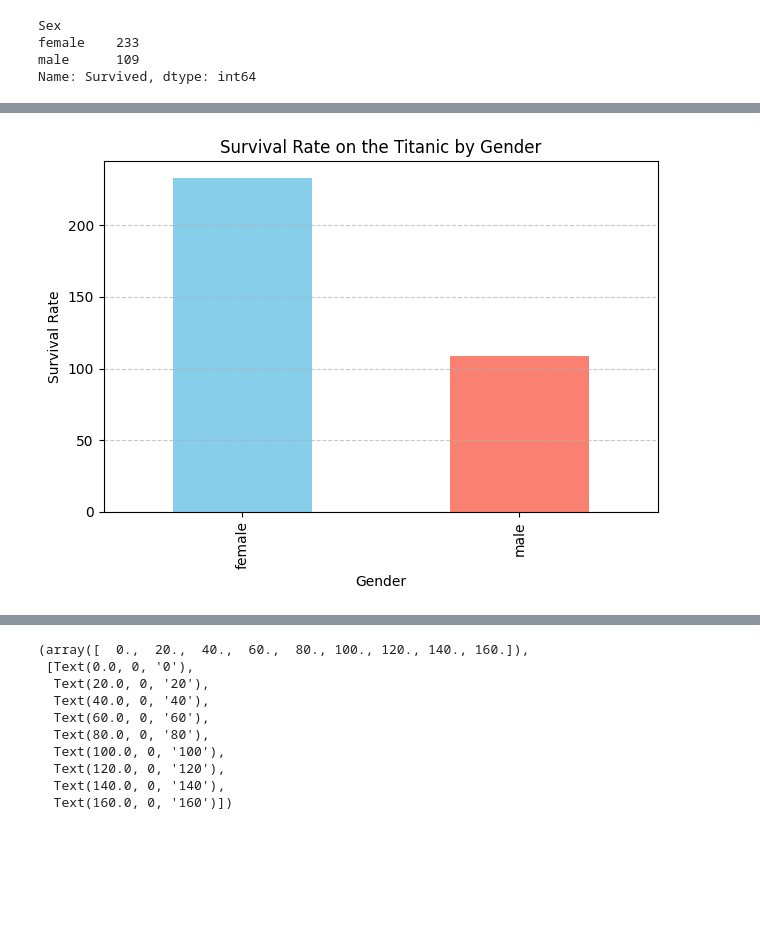
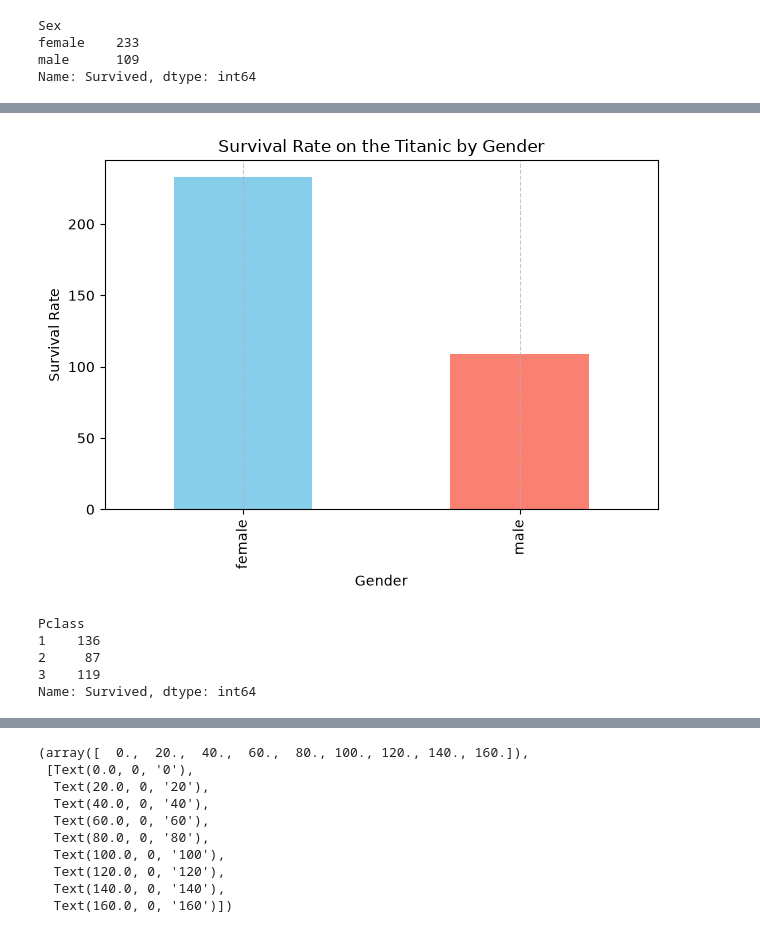
Before and after one commit to shubhamwaghmare108/B07_Python, a Jupyter notebook: Matplotlib.ipynb, the cells around one changed output, grey strips where cells are left out. Saved outputs shown, nothing was run; the diff lists cells and outputs as text; code cells hidden in the pictures; blank space fills up the shorter version.

```diff
--- a/Matplotlib.ipynb
+++ b/Matplotlib.ipynb
@@ -53,10 +70,10 @@ Name: Survived, dtype: int64
 # %%
 survival_rate_by_sex.plot(kind='bar', color=['skyblue', 'salmon'])
 plt.title('Survival Rate on the Titanic by Gender')
 plt.xlabel('Gender')
 plt.ylabel('Survival Rate')
 plt.xticks(rotation=90)
-plt.grid(axis='y', linestyle='--', alpha=0.7)
+plt.grid(axis='x', linestyle='--', alpha=0.7)
 plt.tight_layout()
 # %% [output]
-[figure, old version]
+[figure, new version]
@@ -62,0 +82,8 @@ plt.tight_layout()
+# %%
+x
+# %% [output]
+Pclass
+1    136
+2     87
+3    119
+Name: Survived, dtype: int64
```
Also changed, not shown: parts of 25 cells of this notebook, 30 other files.
